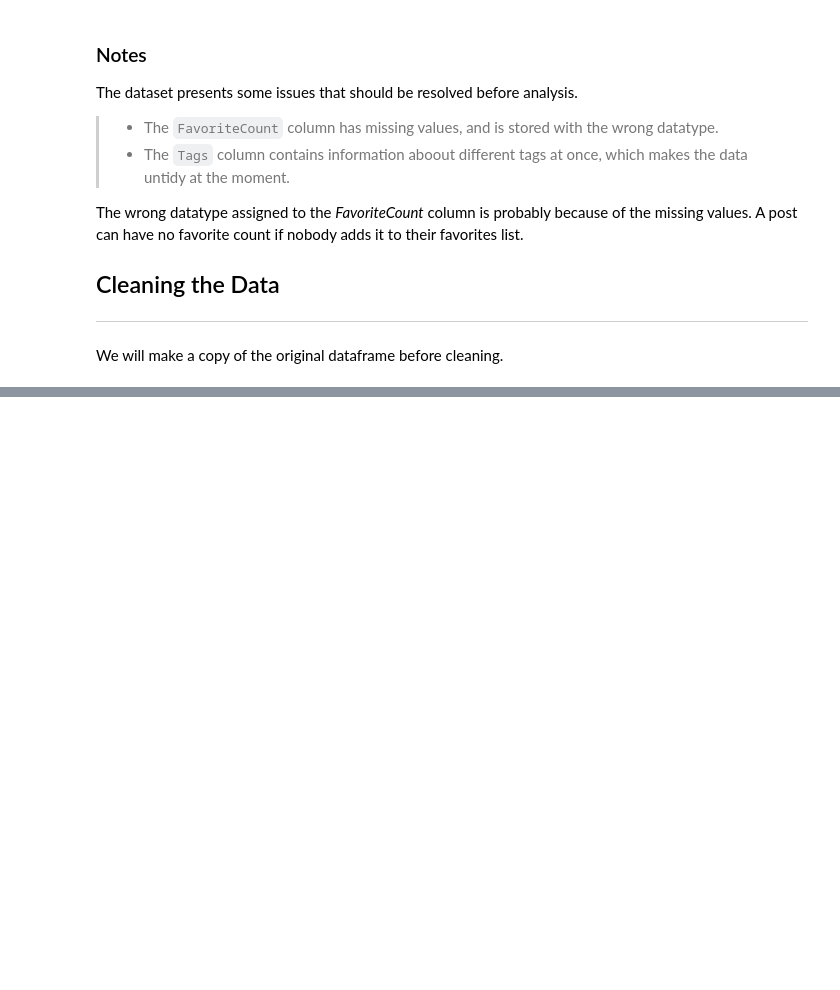
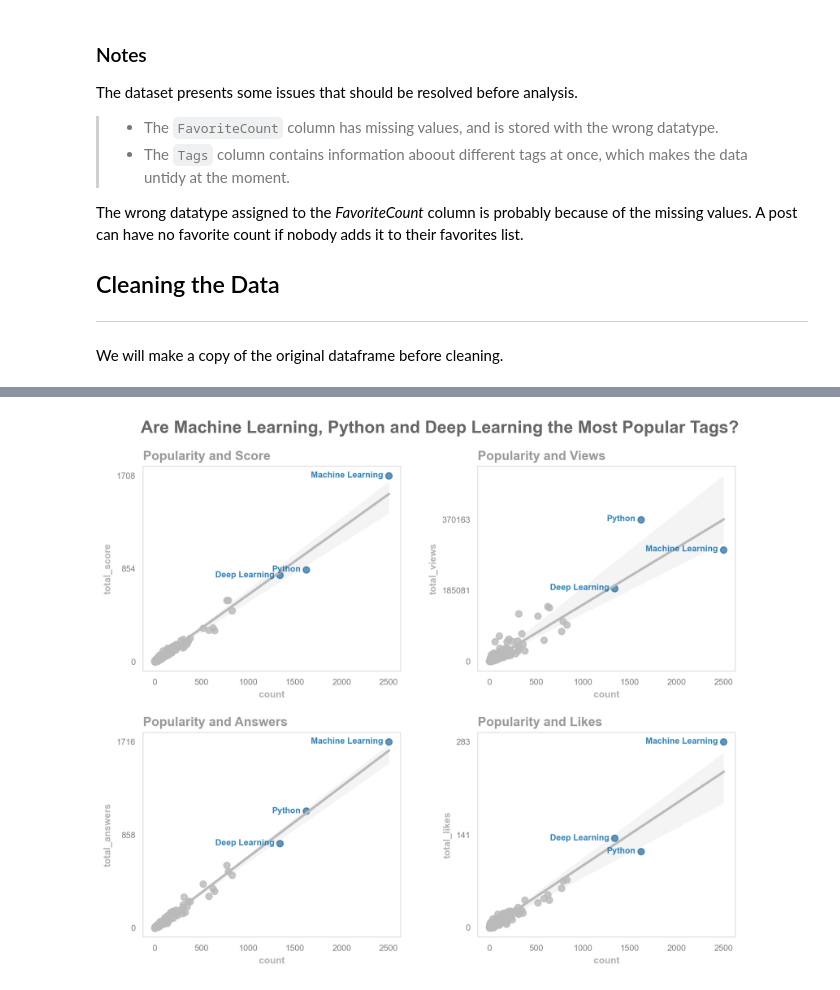
Before and after one commit to Lippins/Popular_DS_questions, a Jupyter notebook: notebook.ipynb, the cells around one changed output, grey strips where cells are left out. Saved outputs shown, nothing was run; the diff lists cells and outputs as text; code cells hidden in the pictures; blank space fills up the shorter version.

Commit message:
feat: Identify the most popular tags

```diff
--- a/notebook.ipynb
+++ b/notebook.ipynb
@@ -115,6 +115,8 @@ import seaborn as sns
 
 %matplotlib Inline
 %config InlineBackend.figure_format = 'retina'
+plt.style.use('default')
+plt.rcParams.update({'font.family':'Arial'})
 # %% [markdown]
 ## Exploring the Data
 ---
@@ -220,0 +267,42 @@ questions_clean.head()
+# %%
+fig = plt.figure(figsize=(10,8))
+
+facets = col_dict['aggregate_names']
+leading_tags = ['machine-learning', 'python', 'deep-learning']
+
+for index, col in zip(range(4), facets):
+    plt.subplot(2, 2, index+1)
+    sns.regplot(data=aggregate_df, x='count', y=col,
+                color='#BABABA')
+
+    plt.scatter(data=aggregate_df.loc[leading_tags],
+                x='count', y=col,
+                c='#0064AB', alpha=0.5)
+
+    for tag in leading_tags:
+        plt.text(x=aggregate_df.loc[tag, 'count']-60,
+                 y=aggregate_df.loc[tag, col] - aggregate_df[col].max()/100,
+                 s= tag.replace('-', ' ').title(), alpha=0.8,
+                 fontsize=8, color='#0064AB', fontweight='bold',
+                 ha='right')
+
+    plt.xticks(color='gray', fontsize=8)
+    plt.yticks([0, int(aggregate_df[col].max()/2), aggregate_df[col].max()],
+               color='gray', fontsize=8)
+    plt.xlabel('count', fontsize='9', fontweight='bold', alpha=0.3)
+    plt.ylabel(col, fontsize='9', fontweight='bold', alpha=0.3)
+    plt.title('Popularity and {}'.format(col.split('_')[1].title()), weight='bold', alpha=0.4,
+              loc='left')
+
+axes_list = fig.get_axes()
+for ax in axes_list:
+    for loc in ['left', 'bottom', 'top', 'right']:
+        ax.spines[loc].set_color('#DDD')
+    ax.tick_params(left=False, bottom=False)
+
+axes_list[0].text(x= -150, y= 2100, fontsize=16, fontweight='bold', alpha=0.6,
+                  s='Are Machine Learning, Python and Deep Learning the Most Popular Tags?')
+
+plt.subplots_adjust(hspace=0.3, wspace=0.3);
+# %% [output]
+[figure, added]
```
Also changed, not shown: parts of 14 cells of this notebook.
